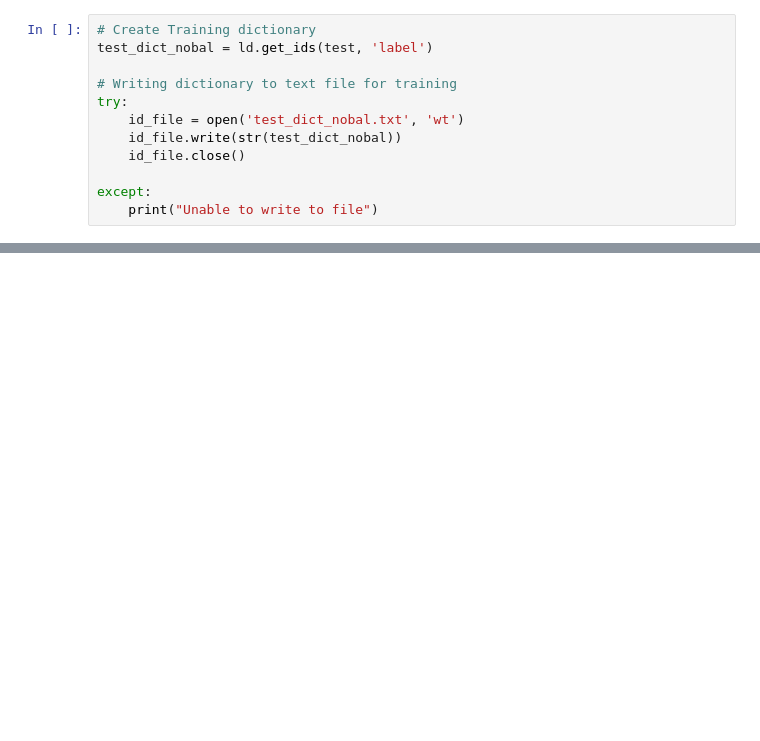
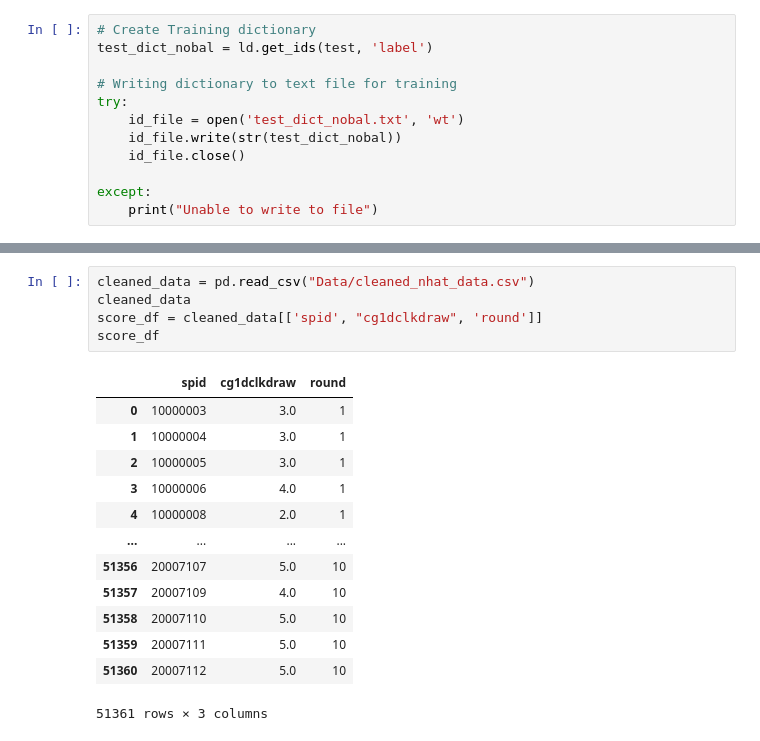
Before and after one commit to ian-byrne/MADSmilestone2, a Jupyter notebook: Labeling/Cleaning_labeling.ipynb, the cells around one changed output, grey strips where cells are left out. Cells and saved outputs as stored; diff of their text form; blank space fills up the shorter version.

```diff
--- a/Labeling/Cleaning_labeling.ipynb
+++ b/Labeling/Cleaning_labeling.ipynb
@@ -705,0 +712,19 @@ except:
+# %%
+cleaned_data = pd.read_csv("Data/cleaned_nhat_data.csv")
+cleaned_data
+score_df = cleaned_data[['spid', "cg1dclkdraw", 'round']]
+score_df
+# %% [output]
+|  | spid | cg1dclkdraw | round |
+| 0 | 10000003 | 3.0 | 1 |
+| 1 | 10000004 | 3.0 | 1 |
+| 2 | 10000005 | 3.0 | 1 |
+| 3 | 10000006 | 4.0 | 1 |
+| 4 | 10000008 | 2.0 | 1 |
+| ... | ... | ... | ... |
+| 51356 | 20007107 | 5.0 | 10 |
+| 51357 | 20007109 | 4.0 | 10 |
+| 51358 | 20007110 | 5.0 | 10 |
+| 51359 | 20007111 | 5.0 | 10 |
+| 51360 | 20007112 | 5.0 | 10 |
+51361 rows × 3 columns
```
Also changed, not shown: parts of 5 cells of this notebook.
